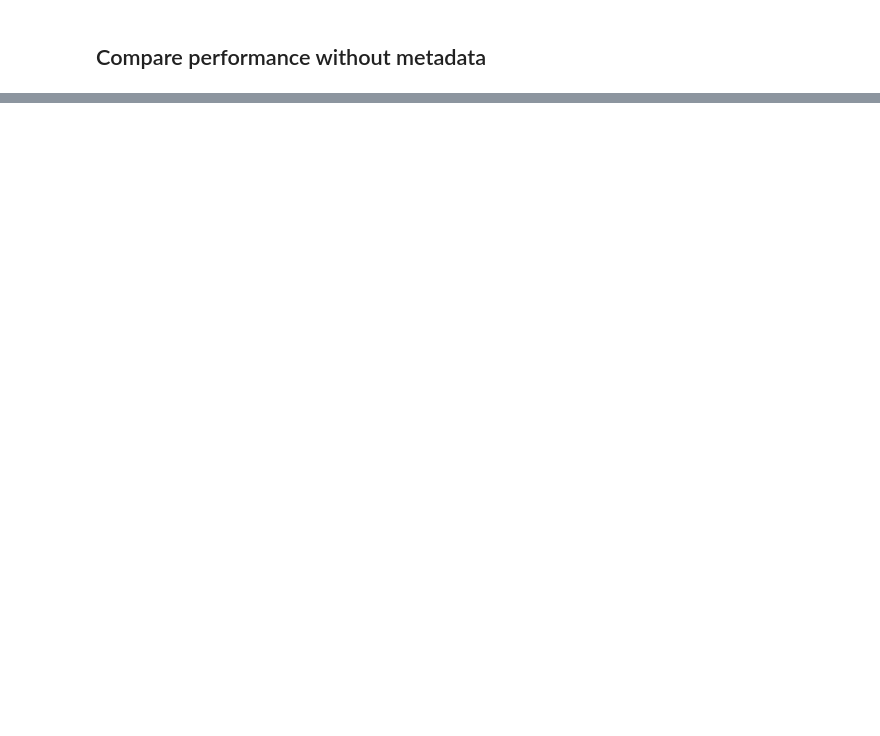
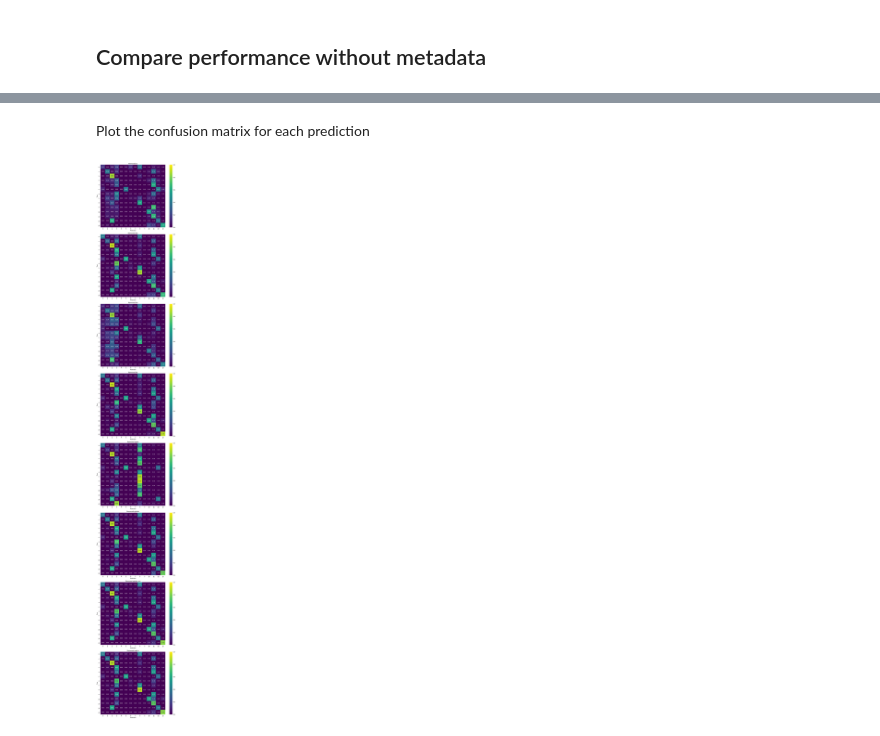
Before and after one commit to tnguy51/plasticc, a Jupyter notebook: training.ipynb, the cells around one changed output, grey strips where cells are left out. Saved outputs shown, nothing was run; the diff lists cells and outputs as text; code cells hidden in the pictures; blank space fills up the shorter version.

```diff
--- a/training.ipynb
+++ b/training.ipynb
@@ -240,0 +263,27 @@ plt.savefig('one_confusion.png', dpi=100)
+# %%
+ytrue = np.array([np.where(r==1)[0][0] for r in y_val])
+ypred_org = np.argmax(two_model.predict([X_conv_val, X_meta_val]), axis=1)
+acc_org = np.sum(ypred_org == ytrue)/ytrue.shape[0]
+features = ['RA', 'DEC', 'LON', 'LAT', r'$Z_{spec}$', r'$Z_{photo}$', 'errZ_{photo}', 'M_${E(B-V)}}']
+
+ypred_results = []
+acc_results = []
+
+print('')
+print('Removed features: Accuracy')
+print('--------------------------')
+print('%10s: %.4f' % ('original', acc_org))
+for i in range(8):
+
+    # set features in metadata to zeros
+    X_meta_reduced = X_meta_val.copy()
+    X_meta_reduced[:, i] = 0
+
+    # calculate the accuracy
+    ypred_res = np.argmax(two_model.predict([X_conv_val, X_meta_reduced]), axis=1)
+    acc_res = np.sum(ypred_res == ytrue)/ytrue.shape[0]
+
+    ypred_results.append(ypred_res)
+    acc_results.append(acc_res)
+
+    print('%10s: %.4f' % (features[i], acc_res))
@@ -240,0 +302,18 @@ plt.savefig('one_confusion.png', dpi=100)
+# %% [markdown]
+Plot the confusion matrix for each prediction
+# %%
+fig, axes = plt.subplots(8, figsize=(10, 8*8))
+
+for i in range(8):
+    ax = axes.flatten()[i]
+
+    cm = metrics.confusion_matrix(ytrue, ypred_results[i])
+    cm = cm/np.sum(cm, axis=1).reshape(-1, 1)
+
+    sns.heatmap(cm, annot=True, ax=ax, fmt='.2f', cmap='viridis', vmin=0, vmax=1,
+                xticklabels=np.arange(14), yticklabels=np.arange(14))
+    ax.set(ylabel='True', xlabel='Predicted', title='Removed %s' % features[i])
+
+fig.tight_layout()
+# %% [output]
+[figure, added]
```
Also changed, not shown: parts of 28 cells of this notebook, 3 other files.
